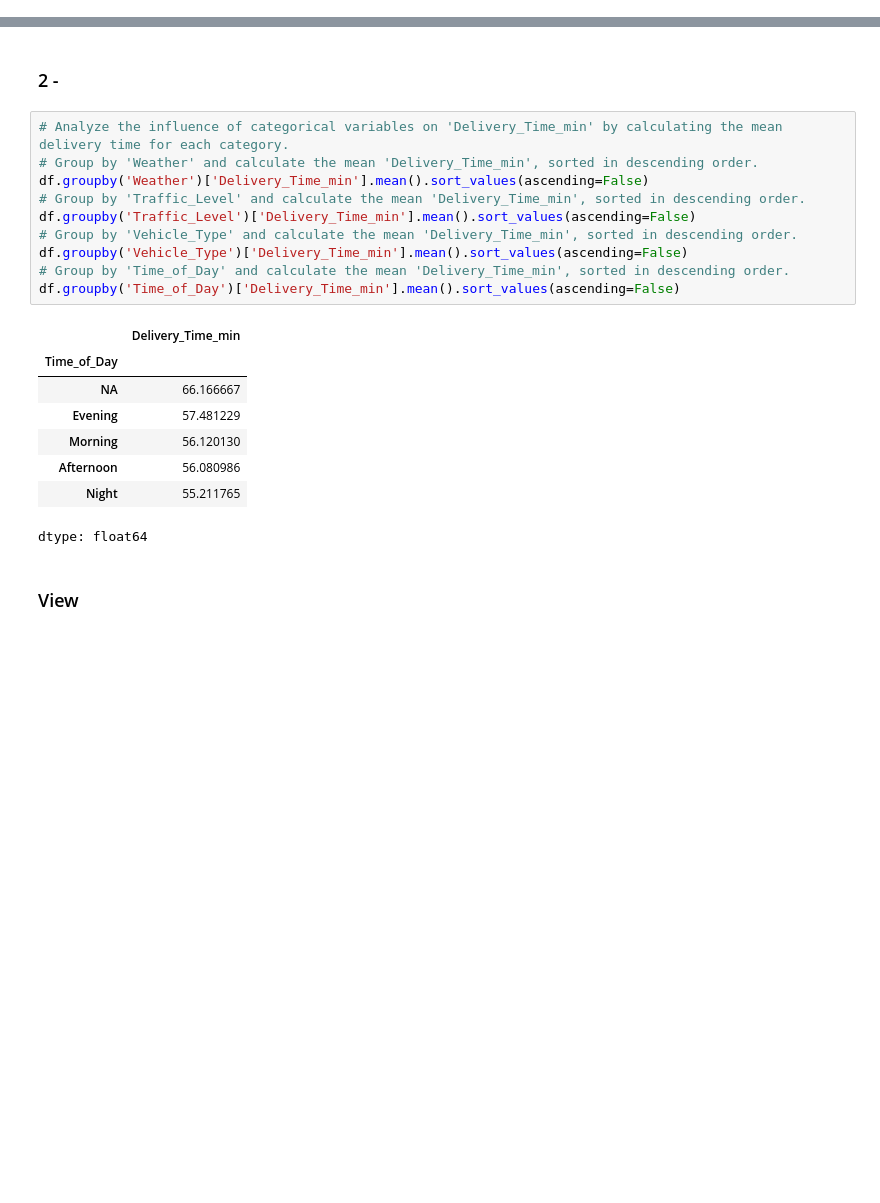
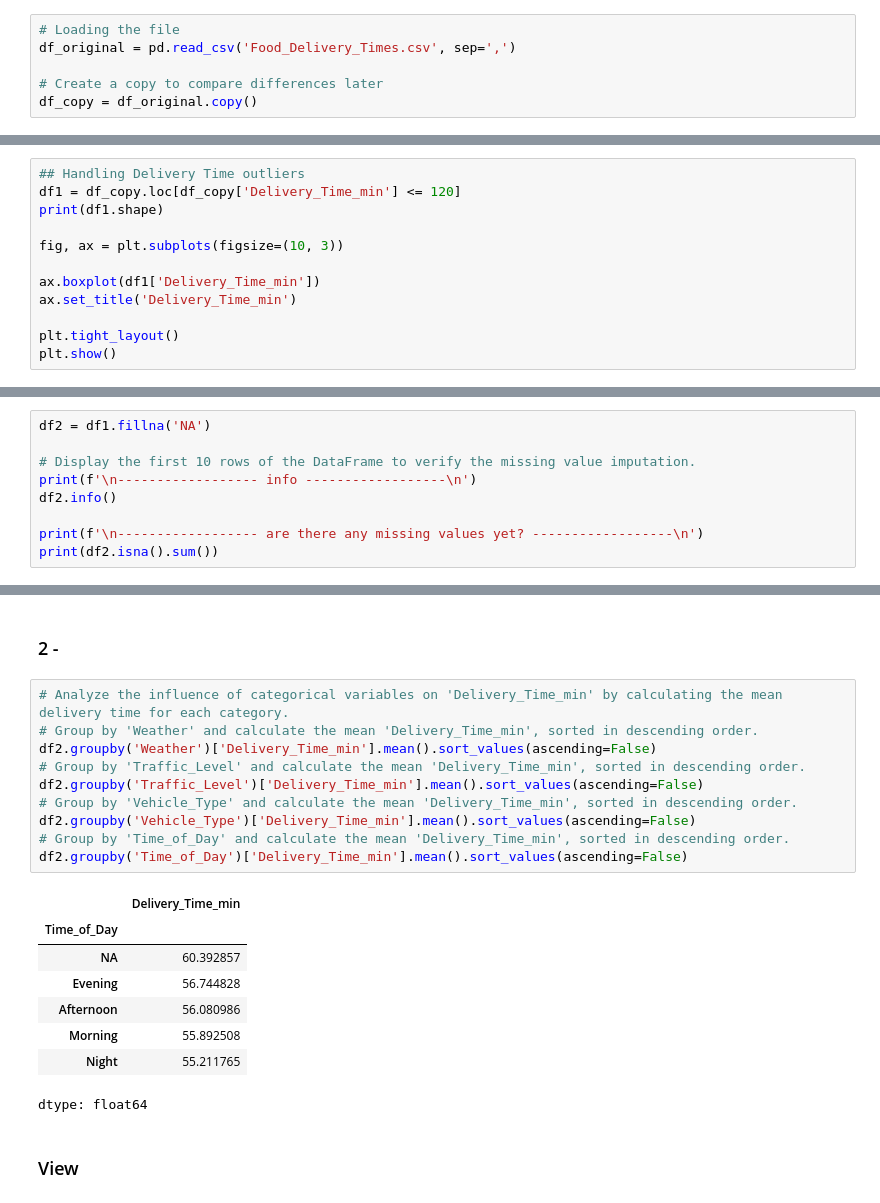
Before and after one commit to PriscillaAlmeida07/food-delivery-time-prediction, a Jupyter notebook: notebooks/ifood_analysis.ipynb, the cells around one changed output, grey strips where cells are left out. Drawn from its saved outputs; the diff is of its cells as text; blank space fills up the shorter version.

```diff
--- a/notebooks/ifood_analysis.ipynb
+++ b/notebooks/ifood_analysis.ipynb
@@ -12,3 +22,9 @@ import matplotlib.pyplot as plt
 # %% [markdown]
 ### Loading the dataset and checking some key information to get a clear overview for our analysis.
+# %%
+# Loading the file
+df_original = pd.read_csv('Food_Delivery_Times.csv', sep=',')
+
+# Create a copy to compare differences later
+df_copy = df_original.copy()
 # %%
@@ -62,0 +154,12 @@ dtype: int64
+# %%
+## Handling Delivery Time outliers
+df1 = df_copy.loc[df_copy['Delivery_Time_min'] <= 120]
+print(df1.shape)
+
+fig, ax = plt.subplots(figsize=(10, 3))
+
+ax.boxplot(df1['Delivery_Time_min'])
+ax.set_title('Delivery_Time_min')
+
+plt.tight_layout()
+plt.show()
@@ -86,0 +171,9 @@ memory usage: 70.4+ KB
+# %%
+df2 = df1.fillna('NA')
+
+# Display the first 10 rows of the DataFrame to verify the missing value imputation.
+print(f'\n------------------ info ------------------\n')
+df2.info()
+
+print(f'\n------------------ are there any missing values yet? ------------------\n')
+print(df2.isna().sum())
@@ -118,20 +229,20 @@ dtype: float64
 # %%
 # Analyze the influence of categorical variables on 'Delivery_Time_min' by calculating the mean delivery time for each category.
 # Group by 'Weather' and calculate the mean 'Delivery_Time_min', sorted in descending order.
-df.groupby('Weather')['Delivery_Time_min'].mean().sort_values(ascending=False)
+df2.groupby('Weather')['Delivery_Time_min'].mean().sort_values(ascending=False)
 # Group by 'Traffic_Level' and calculate the mean 'Delivery_Time_min', sorted in descending order.
-df.groupby('Traffic_Level')['Delivery_Time_min'].mean().sort_values(ascending=False)
+df2.groupby('Traffic_Level')['Delivery_Time_min'].mean().sort_values(ascending=False)
 # Group by 'Vehicle_Type' and calculate the mean 'Delivery_Time_min', sorted in descending order.
-df.groupby('Vehicle_Type')['Delivery_Time_min'].mean().sort_values(ascending=False)
+df2.groupby('Vehicle_Type')['Delivery_Time_min'].mean().sort_values(ascending=False)
 # Group by 'Time_of_Day' and calculate the mean 'Delivery_Time_min', sorted in descending order.
-df.groupby('Time_of_Day')['Delivery_Time_min'].mean().sort_values(ascending=False)
+df2.groupby('Time_of_Day')['Delivery_Time_min'].mean().sort_values(ascending=False)
 # %% [output]
 |  | Delivery_Time_min |
 | Time_of_Day |  |
-| NA | 66.166667 |
-| Evening | 57.481229 |
-| Morning | 56.120130 |
+| NA | 60.392857 |
+| Evening | 56.744828 |
 | Afternoon | 56.080986 |
+| Morning | 55.892508 |
 | Night | 55.211765 |
 dtype: float64
 # %% [markdown]
```
Also changed, not shown: parts of 17 cells of this notebook.
